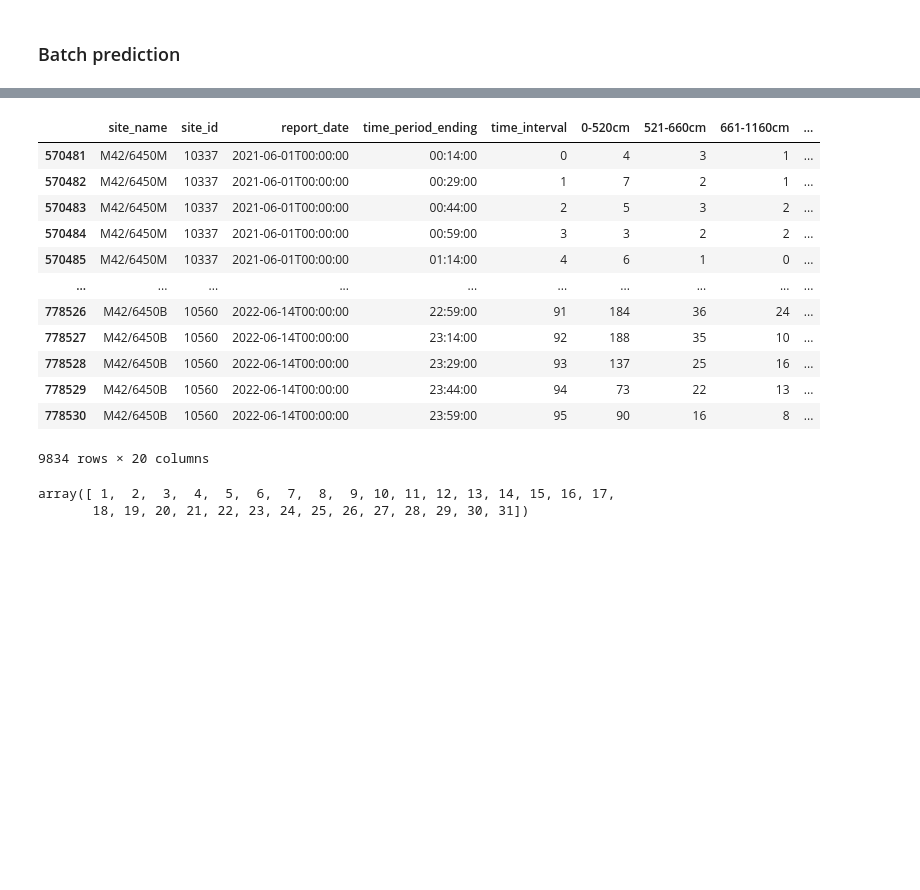
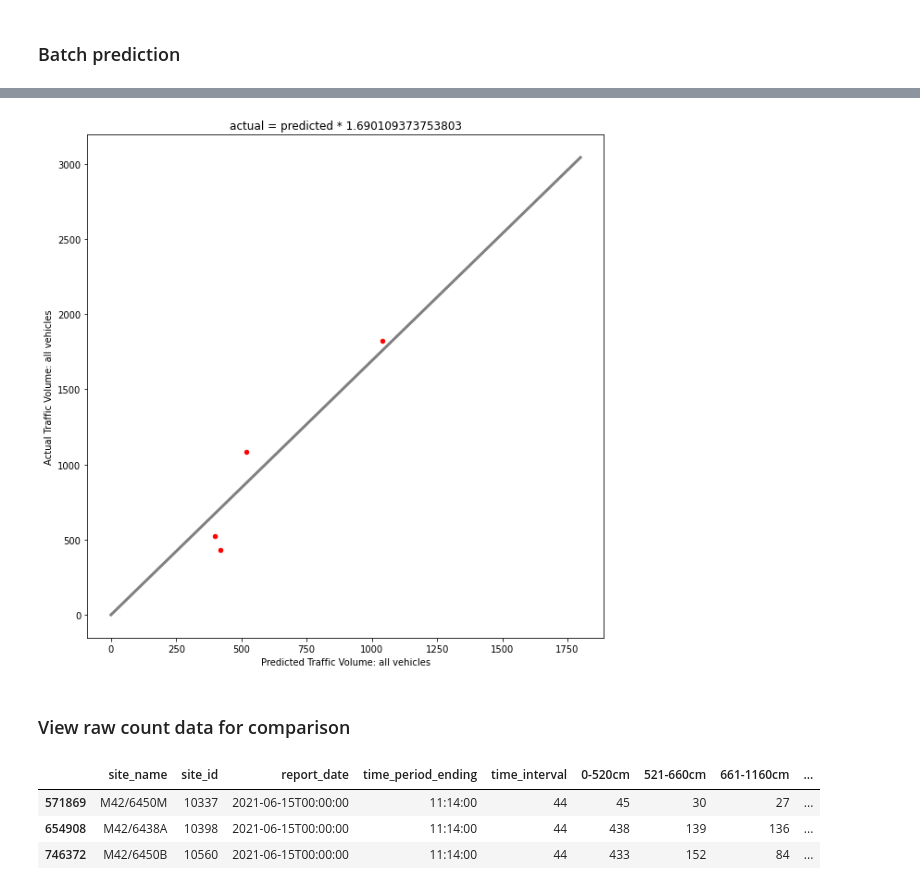
Before and after one commit to JakeRobertBaker/small-object-detection-benchmark, a Jupyter notebook: Inference-Highways.ipynb, the cells around one changed output, grey strips where cells are left out. Drawn from its saved outputs; the diff is of its cells as text; code cells hidden in the pictures; blank space fills up the shorter version.

```diff
--- a/Inference-Highways.ipynb
+++ b/Inference-Highways.ipynb
@@ -153,27 +296,35 @@ len(prediction_list)
+# %%
+X = np.array(full_table['all_pred']).reshape(-1,1)
+y = np.array(full_table['total_volume']).reshape(-1,1)
+theta = np.linalg.inv(X.T @ X) @ y.T @ X
+theta = theta[0][0]
+# %%
+fig, ax = plt.subplots(figsize=(10,10))
+ax.plot([0,1800],[0,1800*theta], lw=3, c='grey')
+full_table.plot('all_pred','total_volume', c='red', kind='scatter', ax=ax)
+ax.set_xlabel('Predicted Traffic Volume: all vehicles')
+ax.set_ylabel('Actual Traffic Volume: all vehicles')
+ax.set_title(label=f"actual = predicted * {theta}")
+plt.show()
+# %% [output]
+[figure, added]
+# %% [markdown]
+### View raw count data for comparison
 # %%
 clean_train_report_df = pd.read_feather('/vol/bitbucket/jrb21/project/Highways/clean_train_report_df.feather')
 # %%
 M42_sites_southbound = ['10560', '10337']
 M42_sites_northbound = ['10398']
 M42_sites  = M42_sites_northbound + M42_sites_southbound
+
+clean_train_report_df.loc[(clean_train_report_df.timestamp.dt.year==2021) &
+                         (clean_train_report_df.timestamp.dt.month==6) &
+                         (clean_train_report_df.timestamp.dt.day==15) &
+                          (clean_train_report_df.timestamp.dt.hour==11) &
+                          (clean_train_report_df.time_interval == '44') &
+                         (clean_train_report_df.site_id.isin(M42_sites))]
+# %% [output]
+|  | site_name | site_id | report_date | time_period_ending | time_interval | 0-520cm | 521-660cm | 661-1160cm | ... |
+| 571869 | M42/6450M | 10337 | 2021-06-15T00:00:00 | 11:14:00 | 44 | 45 | 30 | 27 | ... |
+| 654908 | M42/6438A | 10398 | 2021-06-15T00:00:00 | 11:14:00 | 44 | 438 | 139 | 136 | ... |
+| 746372 | M42/6450B | 10560 | 2021-06-15T00:00:00 | 11:14:00 | 44 | 433 | 152 | 84 | ... |
-# %%
-clean_train_report_df.loc[(clean_train_report_df.site_id.isin(M42_sites_southbound)) & (clean_train_report_df.DOW=='1')]
-# %% [output]
-|  | site_name | site_id | report_date | time_period_ending | time_interval | 0-520cm | 521-660cm | 661-1160cm | ... |
-| 570481 | M42/6450M | 10337 | 2021-06-01T00:00:00 | 00:14:00 | 0 | 4 | 3 | 1 | ... |
-| 570482 | M42/6450M | 10337 | 2021-06-01T00:00:00 | 00:29:00 | 1 | 7 | 2 | 1 | ... |
-| 570483 | M42/6450M | 10337 | 2021-06-01T00:00:00 | 00:44:00 | 2 | 5 | 3 | 2 | ... |
-| 570484 | M42/6450M | 10337 | 2021-06-01T00:00:00 | 00:59:00 | 3 | 3 | 2 | 2 | ... |
-| 570485 | M42/6450M | 10337 | 2021-06-01T00:00:00 | 01:14:00 | 4 | 6 | 1 | 0 | ... |
-| ... | ... | ... | ... | ... | ... | ... | ... | ... | ... |
-| 778526 | M42/6450B | 10560 | 2022-06-14T00:00:00 | 22:59:00 | 91 | 184 | 36 | 24 | ... |
-| 778527 | M42/6450B | 10560 | 2022-06-14T00:00:00 | 23:14:00 | 92 | 188 | 35 | 10 | ... |
-| 778528 | M42/6450B | 10560 | 2022-06-14T00:00:00 | 23:29:00 | 93 | 137 | 25 | 16 | ... |
-| 778529 | M42/6450B | 10560 | 2022-06-14T00:00:00 | 23:44:00 | 94 | 73 | 22 | 13 | ... |
-| 778530 | M42/6450B | 10560 | 2022-06-14T00:00:00 | 23:59:00 | 95 | 90 | 16 | 8 | ... |
-9834 rows × 20 columns
-# %%
-clean_train_report_df.timestamp.dt.day.unique()
-# %% [output]
-array([ 1,  2,  3,  4,  5,  6,  7,  8,  9, 10, 11, 12, 13, 14, 15, 16, 17,
-       18, 19, 20, 21, 22, 23, 24, 25, 26, 27, 28, 29, 30, 31])
```
Also changed, not shown: parts of 40 cells of this notebook.
